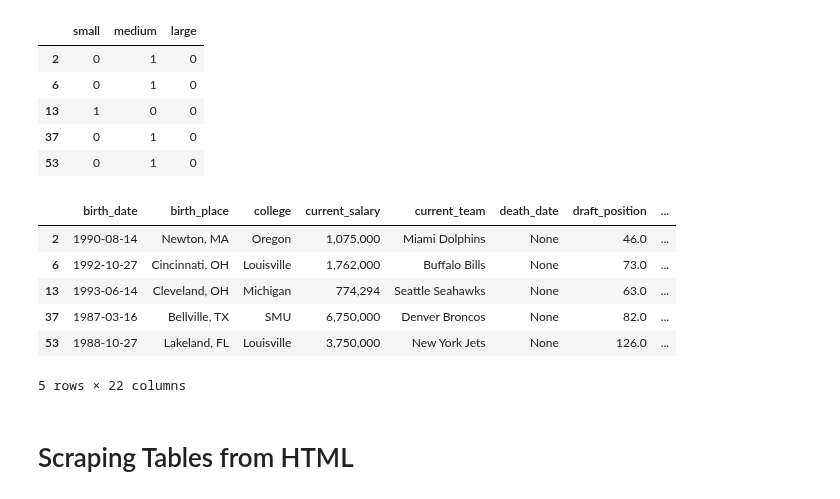
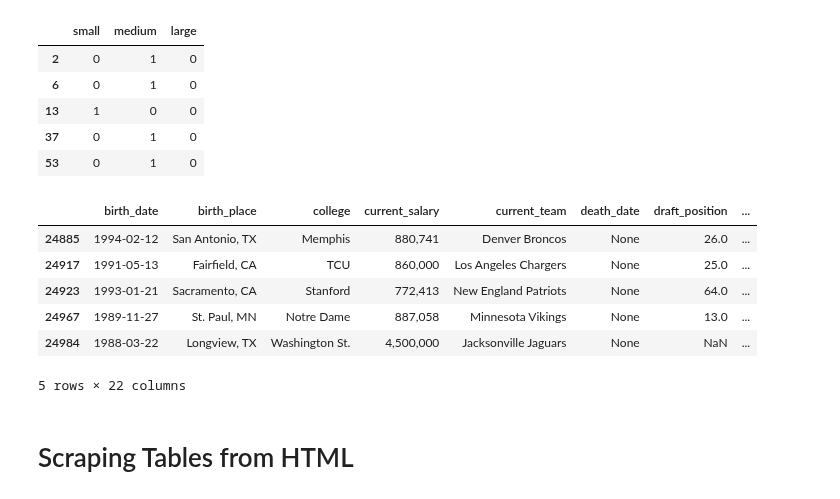
Before and after one commit to anhnguyendepocen/si370, a Jupyter notebook: 370_03_Loading_Data.ipynb, the cells around one changed output. Saved outputs shown, nothing was run; the diff lists cells and outputs as text; code cells hidden in the pictures.

```diff
--- a/370_03_Loading_Data.ipynb
+++ b/370_03_Loading_Data.ipynb
@@ -175,14 +192,14 @@ dummies.head()
 # %%
 nfl_cats = pd.concat([nfl_football_players_salaries,dummies],axis=1)
 # %%
-nfl_cats.head()
+nfl_cats.tail()
 # %% [output]
 |  | birth_date | birth_place | college | current_salary | current_team | death_date | draft_position | ... |
-| 2 | 1990-08-14 | Newton, MA | Oregon | 1,075,000 | Miami Dolphins | None | 46.0 | ... |
-| 6 | 1992-10-27 | Cincinnati, OH | Louisville | 1,762,000 | Buffalo Bills | None | 73.0 | ... |
-| 13 | 1993-06-14 | Cleveland, OH | Michigan | 774,294 | Seattle Seahawks | None | 63.0 | ... |
-| 37 | 1987-03-16 | Bellville, TX | SMU | 6,750,000 | Denver Broncos | None | 82.0 | ... |
-| 53 | 1988-10-27 | Lakeland, FL | Louisville | 3,750,000 | New York Jets | None | 126.0 | ... |
+| 24885 | 1994-02-12 | San Antonio, TX | Memphis | 880,741 | Denver Broncos | None | 26.0 | ... |
+| 24917 | 1991-05-13 | Fairfield, CA | TCU | 860,000 | Los Angeles Chargers | None | 25.0 | ... |
+| 24923 | 1993-01-21 | Sacramento, CA | Stanford | 772,413 | New England Patriots | None | 64.0 | ... |
+| 24967 | 1989-11-27 | St. Paul, MN | Notre Dame | 887,058 | Minnesota Vikings | None | 13.0 | ... |
+| 24984 | 1988-03-22 | Longview, TX | Washington St. | 4,500,000 | Jacksonville Jaguars | None | NaN | ... |
 5 rows × 22 columns
 # %% [markdown]
 # Scraping Tables from HTML
```
Also changed, not shown: parts of 17 cells of this notebook, 2 other files.
